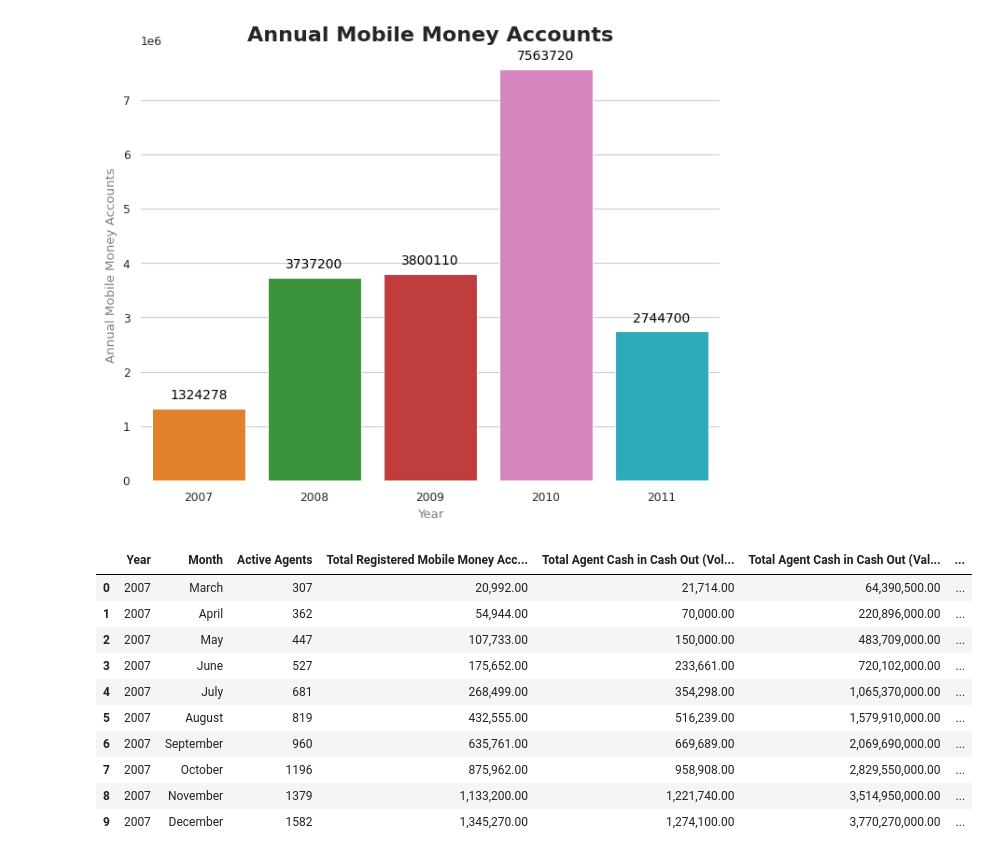
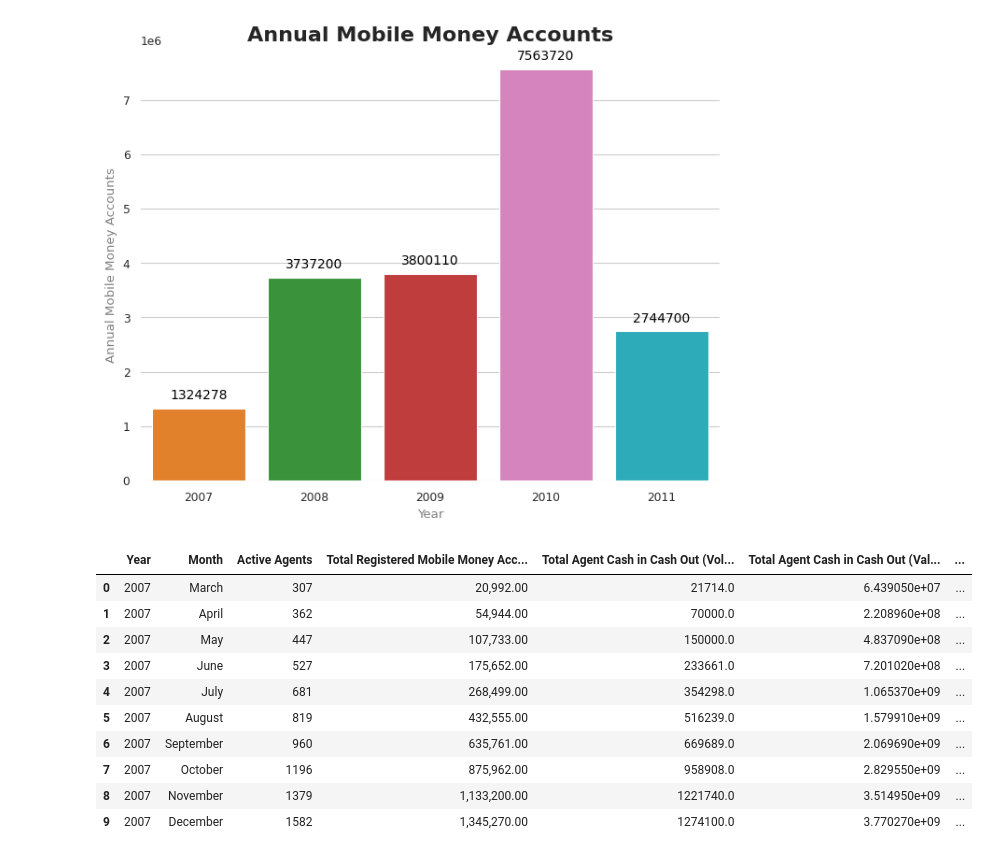
Before and after one commit to Murega14/Value-of-Transactions, a Jupyter notebook: transactions.ipynb, the cells around one changed output. Drawn from its saved outputs; the diff is of its cells as text; code cells hidden in the pictures.

```diff
--- a/transactions.ipynb
+++ b/transactions.ipynb
@@ -339,22 +325,20 @@ plt.show()
 # %%
 #converting the total volume transacted
 period_one['Total Agent Cash in Cash Out (Volume Million)'] = period_one['Total Agent Cash in Cash Out (Volume Million)'] * 1000000
-period_one['Total Agent Cash in Cash Out (Volume Million)'] = period_one['Total Agent Cash in Cash Out (Volume Million)'].apply(lambda x: '{:,.2f}'.format(x))
 
 #converting the total value transacted
 period_one['Total Agent Cash in Cash Out (Value KSh billions)'] = period_one['Total Agent Cash in Cash Out (Value KSh billions)'] * 1000000000
-period_one['Total Agent Cash in Cash Out (Value KSh billions)'] = period_one['Total Agent Cash in Cash Out (Value KSh billions)'].apply(lambda x: '{:,.2f}'.format(x))
 
 period_one.head(10)
 # %% [output]
 |  | Year | Month | Active Agents | Total Registered Mobile Money Acc... | Total Agent Cash in Cash Out (Vol... | Total Agent Cash in Cash Out (Val... | ... |
-| 0 | 2007 | March | 307 | 20,992.00 | 21,714.00 | 64,390,500.00 | ... |
-| 1 | 2007 | April | 362 | 54,944.00 | 70,000.00 | 220,896,000.00 | ... |
-| 2 | 2007 | May | 447 | 107,733.00 | 150,000.00 | 483,709,000.00 | ... |
-| 3 | 2007 | June | 527 | 175,652.00 | 233,661.00 | 720,102,000.00 | ... |
-| 4 | 2007 | July | 681 | 268,499.00 | 354,298.00 | 1,065,370,000.00 | ... |
-| 5 | 2007 | August | 819 | 432,555.00 | 516,239.00 | 1,579,910,000.00 | ... |
-| 6 | 2007 | September | 960 | 635,761.00 | 669,689.00 | 2,069,690,000.00 | ... |
-| 7 | 2007 | October | 1196 | 875,962.00 | 958,908.00 | 2,829,550,000.00 | ... |
-| 8 | 2007 | November | 1379 | 1,133,200.00 | 1,221,740.00 | 3,514,950,000.00 | ... |
-| 9 | 2007 | December | 1582 | 1,345,270.00 | 1,274,100.00 | 3,770,270,000.00 | ... |
+| 0 | 2007 | March | 307 | 20,992.00 | 21714.0 | 6.439050e+07 | ... |
+| 1 | 2007 | April | 362 | 54,944.00 | 70000.0 | 2.208960e+08 | ... |
+| 2 | 2007 | May | 447 | 107,733.00 | 150000.0 | 4.837090e+08 | ... |
+| 3 | 2007 | June | 527 | 175,652.00 | 233661.0 | 7.201020e+08 | ... |
+| 4 | 2007 | July | 681 | 268,499.00 | 354298.0 | 1.065370e+09 | ... |
+| 5 | 2007 | August | 819 | 432,555.00 | 516239.0 | 1.579910e+09 | ... |
+| 6 | 2007 | September | 960 | 635,761.00 | 669689.0 | 2.069690e+09 | ... |
+| 7 | 2007 | October | 1196 | 875,962.00 | 958908.0 | 2.829550e+09 | ... |
+| 8 | 2007 | November | 1379 | 1,133,200.00 | 1221740.0 | 3.514950e+09 | ... |
+| 9 | 2007 | December | 1582 | 1,345,270.00 | 1274100.0 | 3.770270e+09 | ... |
```
Also changed, not shown: parts of 9 cells of this notebook.
